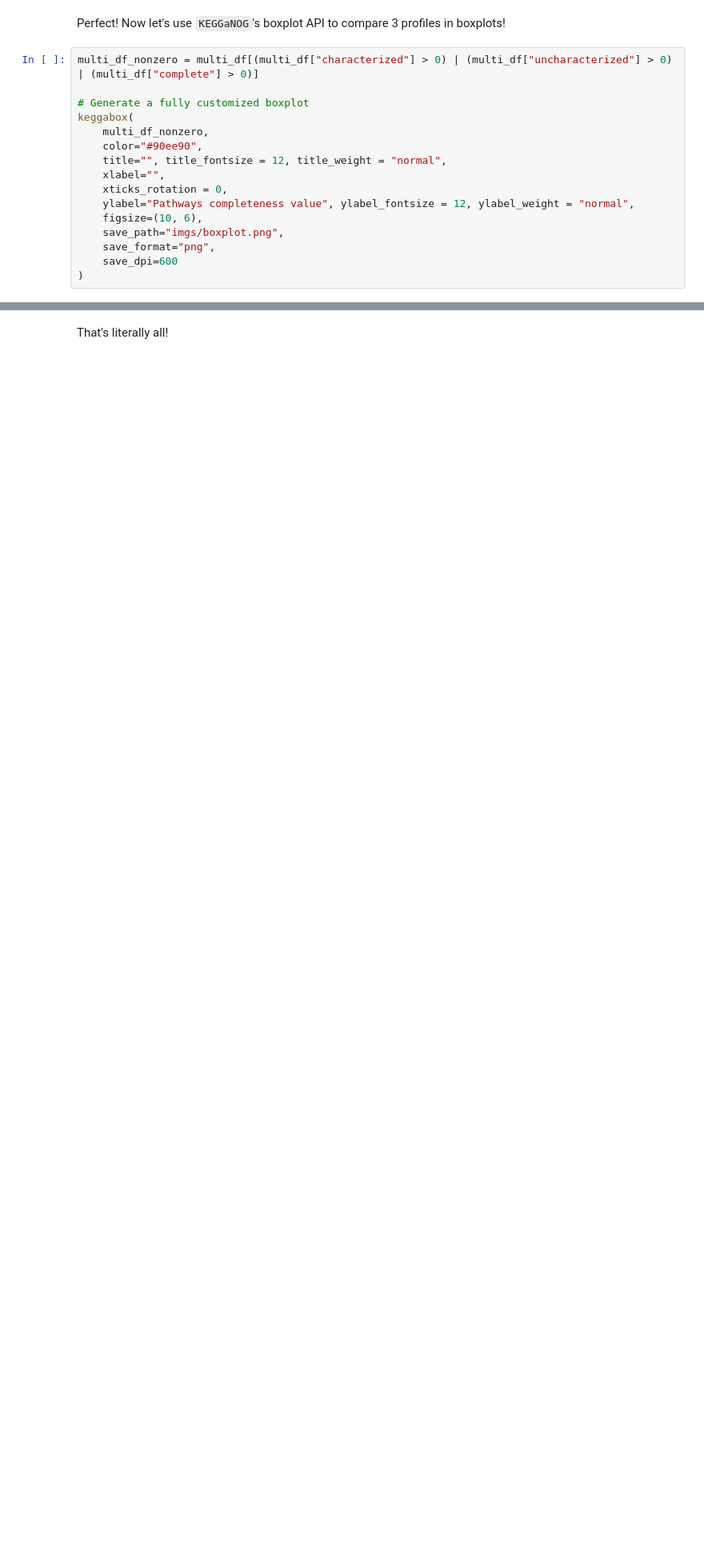
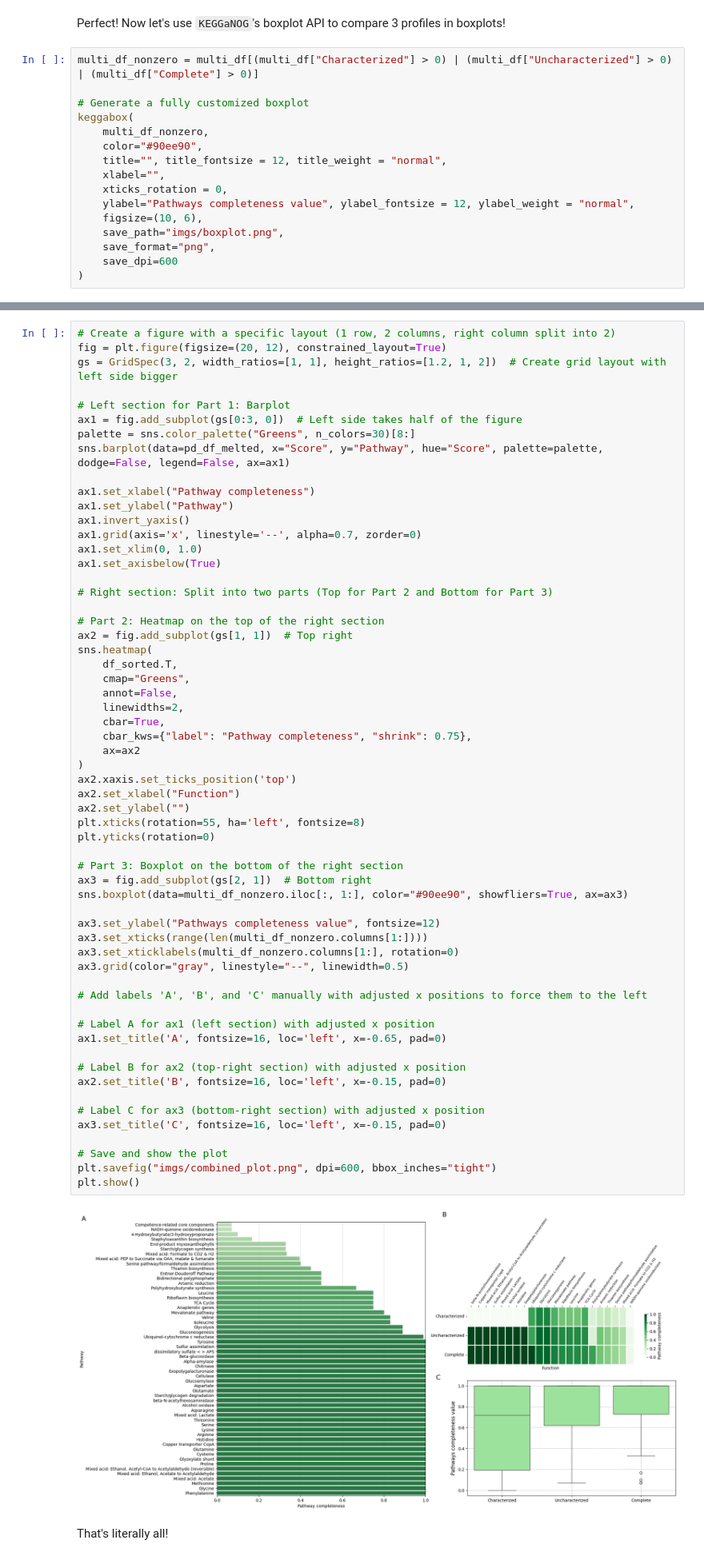
Before and after one commit to PopovIILab/Pdiddy, a Jupyter notebook: 04_Pathways_annotation/01_pathways.ipynb, the cells around one changed output, grey strips where cells are left out. Shown at 80% size. Drawn from its saved outputs; the diff is of its cells as text; blank space fills up the shorter version.

```diff
--- a/04_Pathways_annotation/01_pathways.ipynb
+++ b/04_Pathways_annotation/01_pathways.ipynb
@@ -203,7 +230,7 @@ See the caveats in the documentation: https://pandas.pydata.org/pandas-docs/stab
 # %% [markdown]
 Perfect! Now let's use `KEGGaNOG`'s boxplot API to compare 3 profiles in boxplots!
 # %%
-multi_df_nonzero = multi_df[(multi_df["characterized"] > 0) | (multi_df["uncharacterized"] > 0) | (multi_df["complete"] > 0)]
+multi_df_nonzero = multi_df[(multi_df["Characterized"] > 0) | (multi_df["Uncharacterized"] > 0) | (multi_df["Complete"] > 0)]
 
 # Generate a fully customized boxplot
 keggabox(
@@ -221,5 +248,66 @@ keggabox(
 # %% [output]
 Boxplot saved as imgs/boxplot.png
 [figure]
+# %%
+# Create a figure with a specific layout (1 row, 2 columns, right column split into 2)
+fig = plt.figure(figsize=(20, 12), constrained_layout=True)
+gs = GridSpec(3, 2, width_ratios=[1, 1], height_ratios=[1.2, 1, 2])  # Create grid layout with left side bigger
+
+# Left section for Part 1: Barplot
+ax1 = fig.add_subplot(gs[0:3, 0])  # Left side takes half of the figure
+palette = sns.color_palette("Greens", n_colors=30)[8:]
+sns.barplot(data=pd_df_melted, x="Score", y="Pathway", hue="Score", palette=palette, dodge=False, legend=False, ax=ax1)
+
+ax1.set_xlabel("Pathway completeness")
+ax1.set_ylabel("Pathway")
+ax1.invert_yaxis()
+ax1.grid(axis='x', linestyle='--', alpha=0.7, zorder=0)
+ax1.set_xlim(0, 1.0)
+ax1.set_axisbelow(True)
+
+# Right section: Split into two parts (Top for Part 2 and Bottom for Part 3)
+
+# Part 2: Heatmap on the top of the right section
+ax2 = fig.add_subplot(gs[1, 1])  # Top right
+sns.heatmap(
+    df_sorted.T,
+    cmap="Greens",
+    annot=False,
+    linewidths=2,
+    cbar=True,
+    cbar_kws={"label": "Pathway completeness", "shrink": 0.75},
+    ax=ax2
+)
+ax2.xaxis.set_ticks_position('top')
+ax2.set_xlabel("Function")
+ax2.set_ylabel("")
+plt.xticks(rotation=55, ha='left', fontsize=8)
+plt.yticks(rotation=0)
+
+# Part 3: Boxplot on the bottom of the right section
+ax3 = fig.add_subplot(gs[2, 1])  # Bottom right
+sns.boxplot(data=multi_df_nonzero.iloc[:, 1:], color="#90ee90", showfliers=True, ax=ax3)
+
+ax3.set_ylabel("Pathways completeness value", fontsize=12)
+ax3.set_xticks(range(len(multi_df_nonzero.columns[1:])))
+ax3.set_xticklabels(multi_df_nonzero.columns[1:], rotation=0)
+ax3.grid(color="gray", linestyle="--", linewidth=0.5)
+
+# Add labels 'A', 'B', and 'C' manually with adjusted x positions to force them to the left
+
+# Label A for ax1 (left section) with adjusted x position
+ax1.set_title('A', fontsize=16, loc='left', x=-0.65, pad=0)
+
+# Label B for ax2 (top-right section) with adjusted x position
+ax2.set_title('B', fontsize=16, loc='left', x=-0.15, pad=0)
+
+# Label C for ax3 (bottom-right section) with adjusted x position
+ax3.set_title('C', fontsize=16, loc='left', x=-0.15, pad=0)
+
+# Save and show the plot
+plt.savefig("imgs/combined_plot.png", dpi=600, bbox_inches="tight")
+plt.show()
+# %% [output]
+[figure, added]
 # %% [markdown]
 That's literally all!
```
Also changed, not shown: parts of 5 cells of this notebook.
